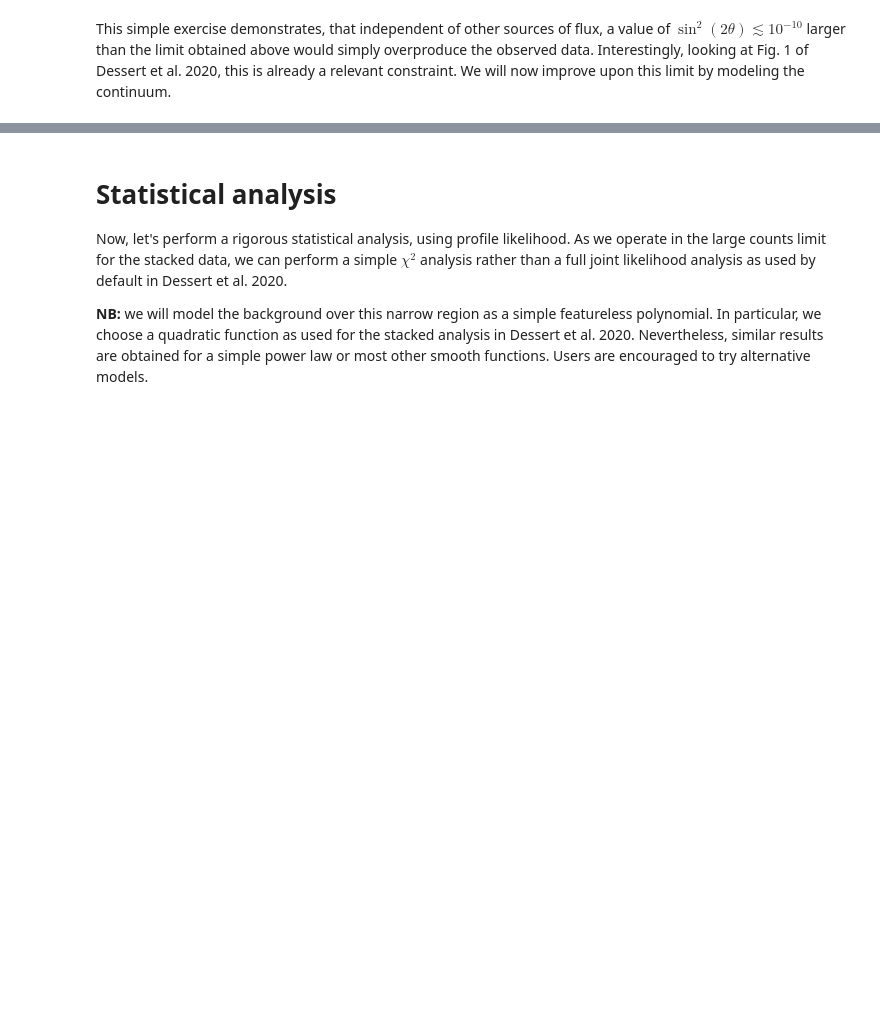
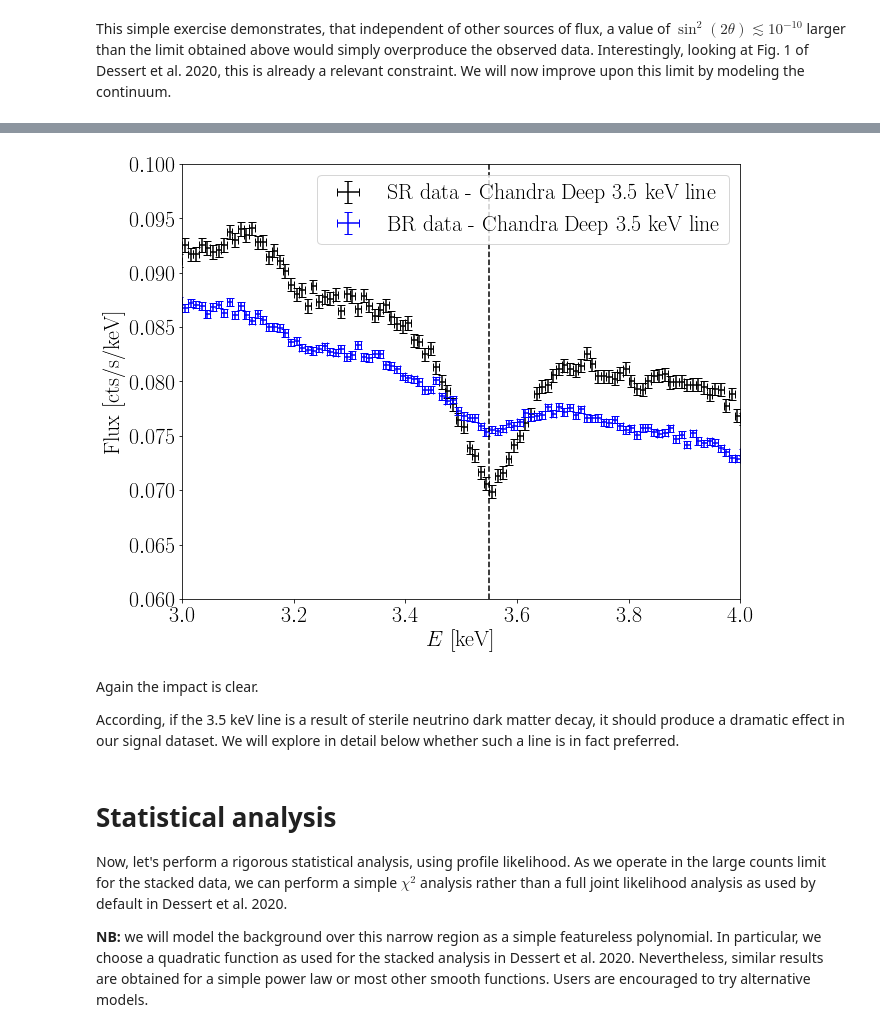
Before and after one commit to bsafdi/BlankSkyfor3p5, a Jupyter notebook: Jupyter/stacked_data_illustration.ipynb, the cells around one changed output, grey strips where cells are left out. Saved outputs shown, nothing was run; the diff lists cells and outputs as text; code cells hidden in the pictures; blank space fills up the shorter version.

```diff
--- a/Jupyter/stacked_data_illustration.ipynb
+++ b/Jupyter/stacked_data_illustration.ipynb
@@ -173,3 +243,25 @@ This simple exercise demonstrates, that independent of other sources of flux, a
+# %%
+fig = plt.figure(figsize=(10,8))
+plt.errorbar(Energies,data-0.22*mod_UXL,yerr=np.sqrt(data_yerrs**2),
+             xerr=(Energies[1]-Energies[0])/2.,color="black",label="SR data - Chandra Deep 3.5 keV line",marker="o", fmt='none',capsize=4)
+plt.errorbar(Energies,data_bkg-0.05*mod_UXL,yerr=np.sqrt(data_yerrs_bkg**2),
+             xerr=(Energies[1]-Energies[0])/2.,color="blue",label="BR data - Chandra Deep 3.5 keV line",marker="o", fmt='none',capsize=4)
+plt.axvline(EUXL,color="black",linestyle="dashed")
+plt.axhline(0.0,color="black",linestyle="dotted")
+plt.xlim(3.0,4.0)
+plt.ylim(6.e-2,1.e-1)
+plt.xticks(fontsize=22)
+plt.yticks(fontsize=22)
+plt.xlabel(r"$E$ [keV]",fontsize=22)
+plt.ylabel(r"Flux [cts/s/keV]",fontsize=22)
+plt.legend(fontsize=22)
+plt.show()
+# %% [output]
+[figure, added]
+# %% [markdown]
+Again the impact is clear.
+
+According, if the 3.5 keV line is a result of sterile neutrino dark matter decay, it should produce a dramatic effect in our signal dataset. We will explore in detail below whether such a line is in fact preferred.
 # %% [markdown]
 # Statistical analysis
 
```
Also changed, not shown: parts of 15 cells of this notebook.
